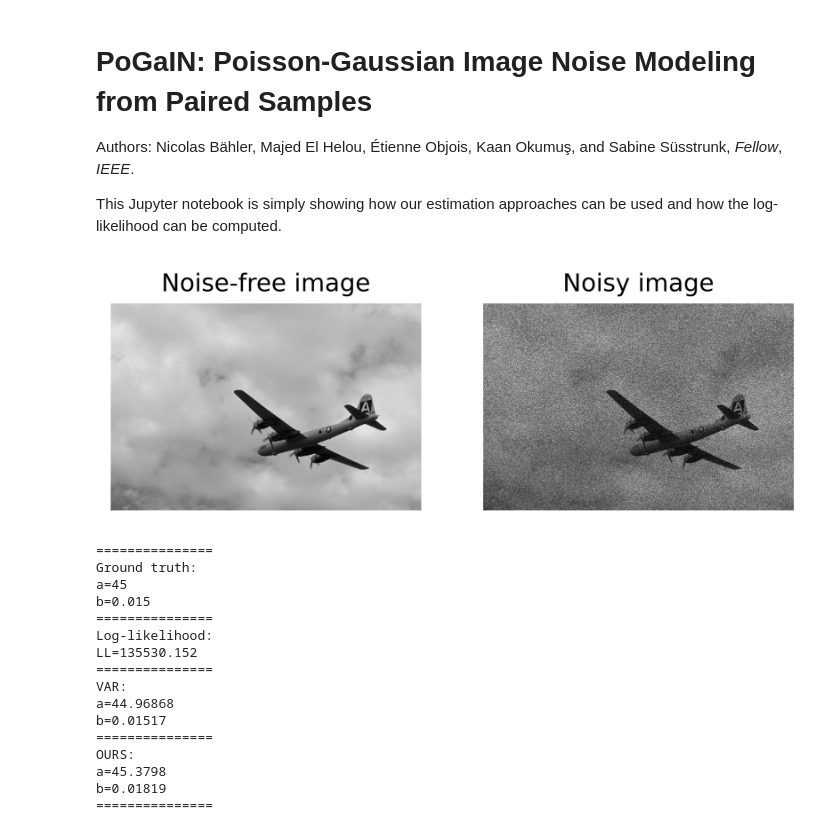
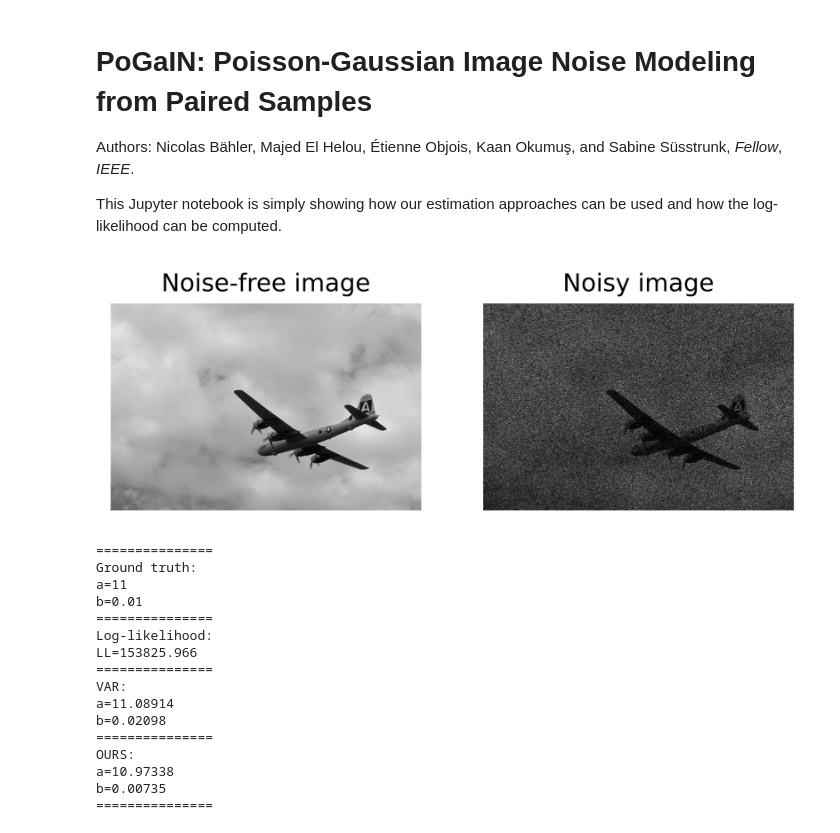
Before and after one commit to IVRL/PoGaIN, a Jupyter notebook: main.ipynb, the cells around one changed output. Drawn from its saved outputs; the diff is of its cells as text; code cells hidden in the pictures.

```diff
--- a/main.ipynb
+++ b/main.ipynb
@@ -17,27 +17,27 @@ from utils import (
 )
 # %%
 # Define parameters
-a = 45
-b = 0.015
+a = 11
+b = 0.01
 s = 42
 
 # Load noise-free image
 x, shape = load_image("BSDS300/images/test/3096.jpg")
 
 # Synthesize and add noise to image
 y = add_noise(x, a, b, s)
 
 # Show noise-free image
 fig, axs = plt.subplots(1, 2, figsize=(6, 9), dpi=600)
 axs[0].axis("off")
 axs[1].axis("off")
 axs[0].imshow(x.reshape(shape), cmap="gray")
 axs[1].imshow(y.reshape(shape), cmap="gray")
 axs[0].title.set_text("Noise-free image")
 axs[1].title.set_text("Noisy image")
 plt.show()
 # %% [output]
-[figure, old version]
+[figure, new version]
 # %%
 # Compute the estimates using our two approaches
 a_v, b_v = var(x, y)
@@ -66,17 +66,17 @@ print("===============")
 # %% [output]
 ===============
 Ground truth:
-a=45
-b=0.015
+a=11
+b=0.01
 ===============
 Log-likelihood:
-LL=135530.152
+LL=153825.966
 ===============
 VAR:
-a=44.96868
-b=0.01517
+a=11.08914
+b=0.02098
 ===============
 OURS:
-a=45.3798
-b=0.01819
+a=10.97338
+b=0.00735
 ===============
```
Also changed, not shown: 4 other files.
